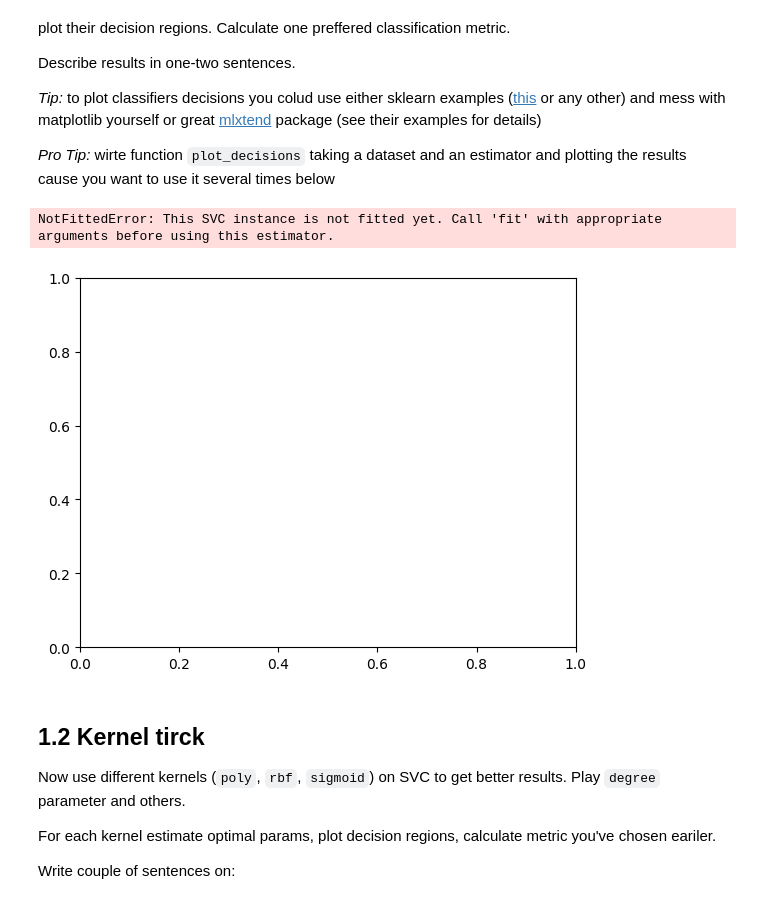
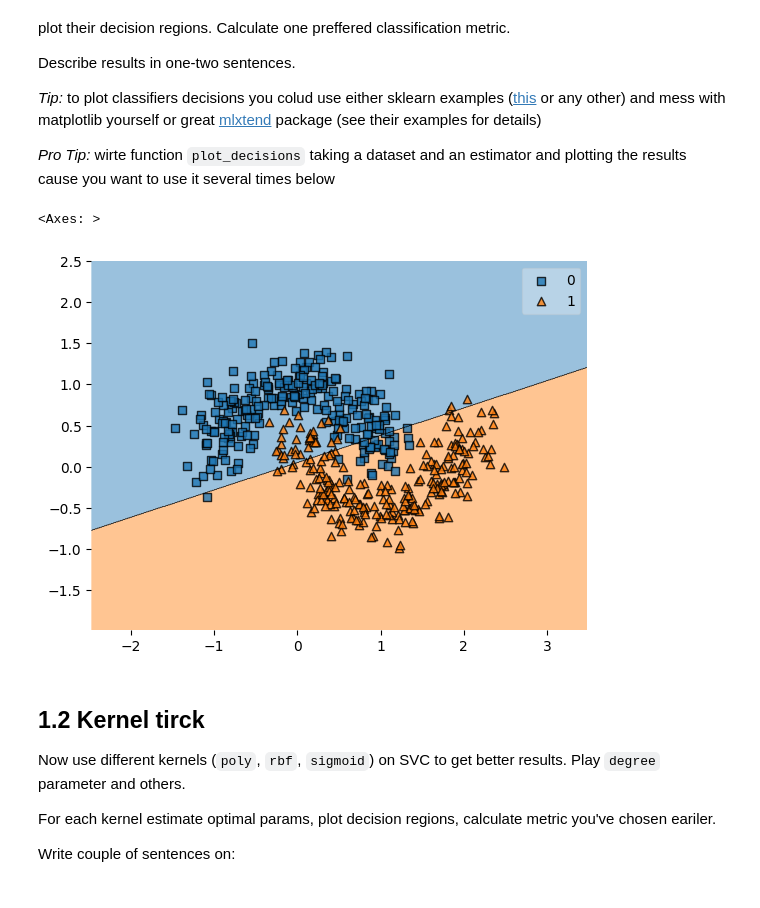
Before and after one commit to NMashalov/GirafeMLAutumn2024, a Jupyter notebook: homeworks/lab01_ml_pipeline/lab01_part3_svm_kernels.ipynb, the cells around one changed output. Saved outputs shown, nothing was run; the diff lists cells and outputs as text; code cells hidden in the pictures.

```diff
--- a/homeworks/lab01_ml_pipeline/lab01_part3_svm_kernels.ipynb
+++ b/homeworks/lab01_ml_pipeline/lab01_part3_svm_kernels.ipynb
@@ -43,17 +43,18 @@ _Pro Tip:_ wirte function `plot_decisions` taking a dataset and an estimator and
 # %%
 from mlxtend.plotting import plot_decision_regions
 from sklearn.linear_model import LogisticRegression
 from sklearn.svm import SVC
 
 
 lr = LogisticRegression()  # add some params
 svm = SVC(kernel="linear")  # here too
 
 ### YOUR CODE HERE
-plot_decision_regions(moons_points, moons_labels,svm)
+svm.fit(X=moons_points, y=moons_labels)
+plot_decision_regions(moons_points, moons_labels, svm)
 # %% [output]
-NotFittedError: This SVC instance is not fitted yet. Call 'fit' with appropriate arguments before using this estimator.
+<Axes: >
-[figure, old version]
+[figure, new version]
 # %% [markdown]
 ## 1.2 Kernel tirck
 
```
Also changed, not shown: parts of 9 cells of this notebook, 7 other files.
